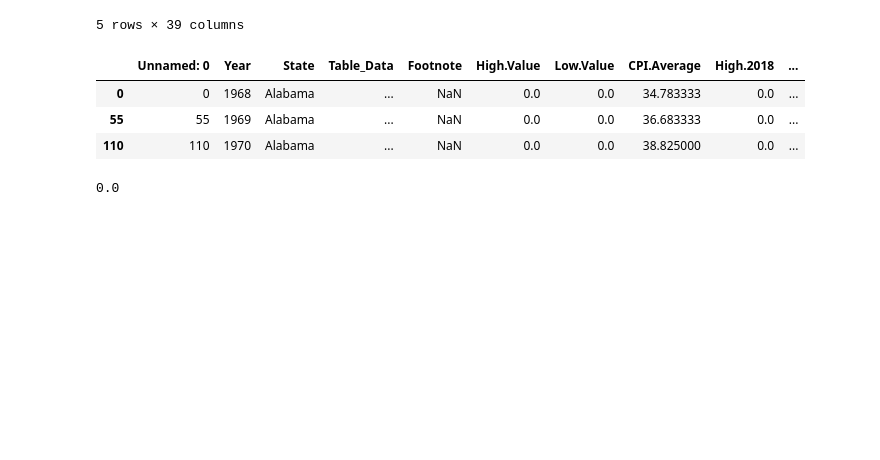
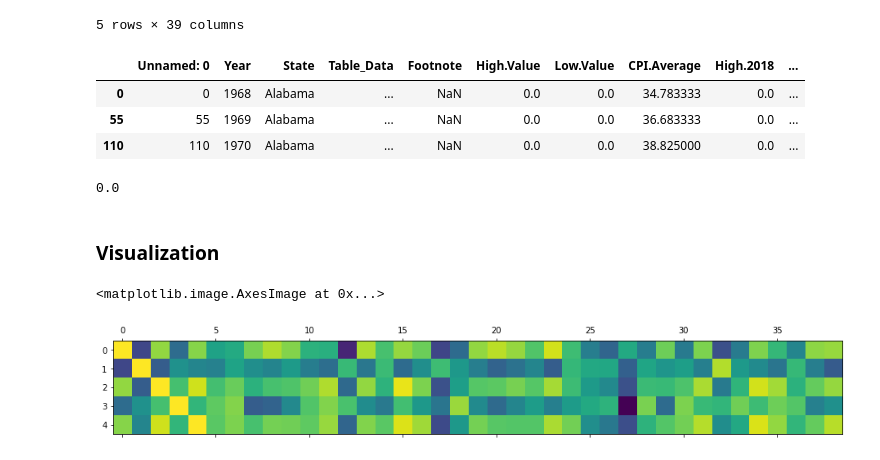
Before and after one commit to shrinidhi99/data-analysis-tutorial, a Jupyter notebook: Notebook/analysis 2.ipynb, the cells around one changed output. Drawn from its saved outputs; the diff is of its cells as text; code cells hidden in the pictures; blank space fills up the shorter version.

Commit message:
visualization

```diff
--- a/Notebook/analysis 2.ipynb
+++ b/Notebook/analysis 2.ipynb
@@ -119,3 +119,5 @@ grouped_issues.get_group('Alabama')['Low.2018'].sum()
 for state, data in grouped_issues:
     if data['Low.2018'].sum() != 0.0:
         print('We missed something!')
+# %% [markdown]
+### Visualization
@@ -121,0 +126,5 @@ for state, data in grouped_issues:
+# %%
+plt.matshow(min_wage_corr)
+# %% [output]
+<matplotlib.image.AxesImage at 0x...>
+[figure, added]
```
Also changed, not shown: parts of 10 cells of this notebook, 1 other file.
